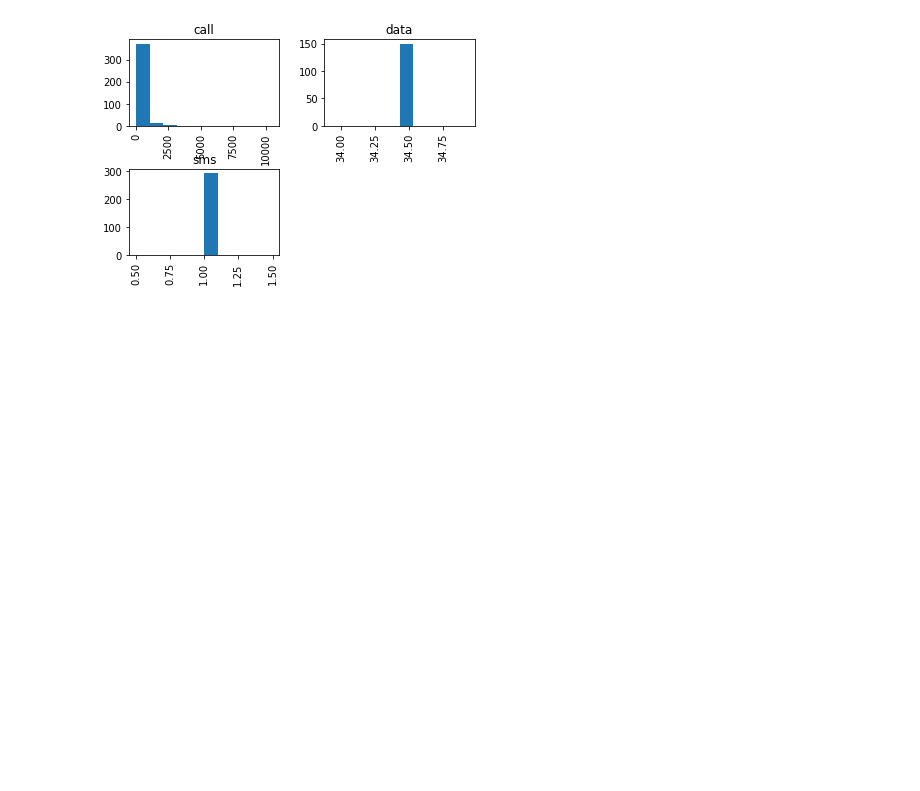
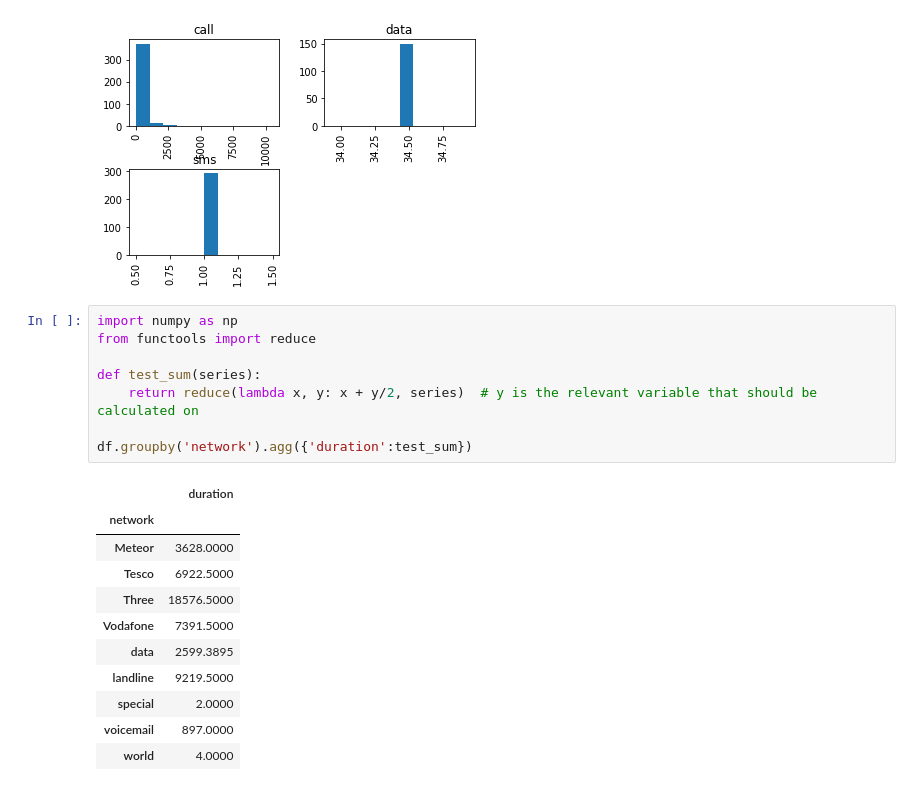
Before and after one commit to profkueppers/hslu_mw330_18_2, a Jupyter notebook: Labs/Lecture 3/MW330 - LAB3.6 - Grouping Data.ipynb, the cells around one changed output. Saved outputs shown, nothing was run; the diff lists cells and outputs as text; blank space fills up the shorter version.

```diff
--- a/Labs/Lecture 3/MW330 - LAB3.6 - Grouping Data.ipynb
+++ b/Labs/Lecture 3/MW330 - LAB3.6 - Grouping Data.ipynb
@@ -303,3 +303,23 @@ df.duration.hist(by=df.item)
 plt.show()
 # %% [output]
 [figure]
+# %%
+import numpy as np
+from functools import reduce
+
+def test_sum(series):
+    return reduce(lambda x, y: x + y/2, series)  # y is the relevant variable that should be calculated on
+
+df.groupby('network').agg({'duration':test_sum})
+# %% [output]
+|  | duration |
+| network |  |
+| Meteor | 3628.0000 |
+| Tesco | 6922.5000 |
+| Three | 18576.5000 |
+| Vodafone | 7391.5000 |
+| data | 2599.3895 |
+| landline | 9219.5000 |
+| special | 2.0000 |
+| voicemail | 897.0000 |
+| world | 4.0000 |
```
Also changed, not shown: 2 other files.
